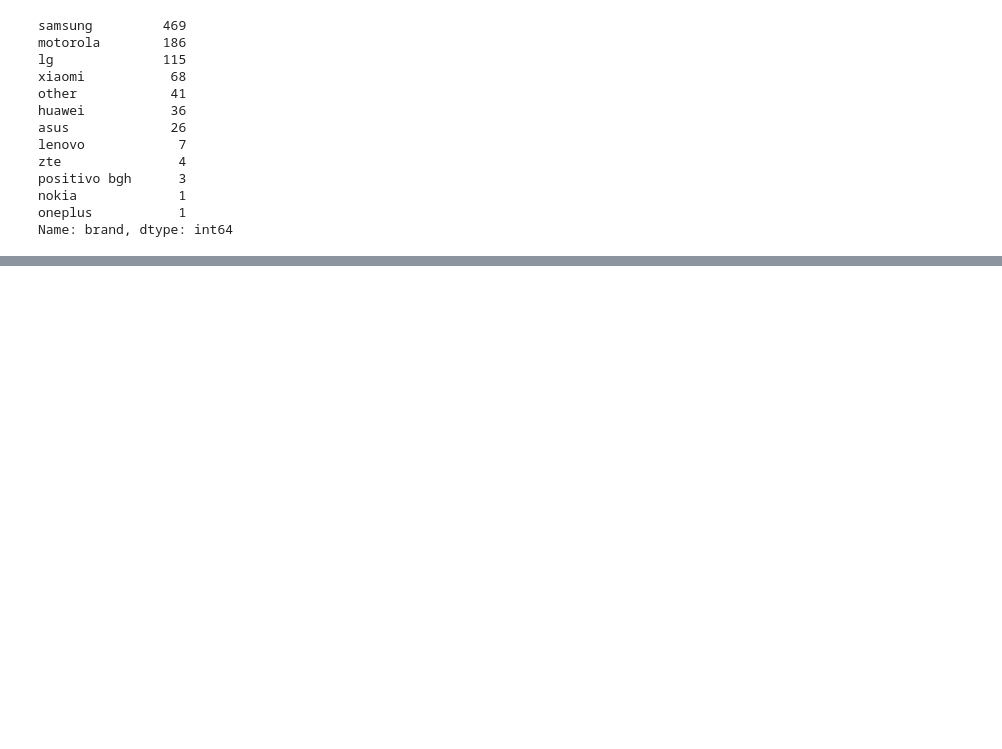
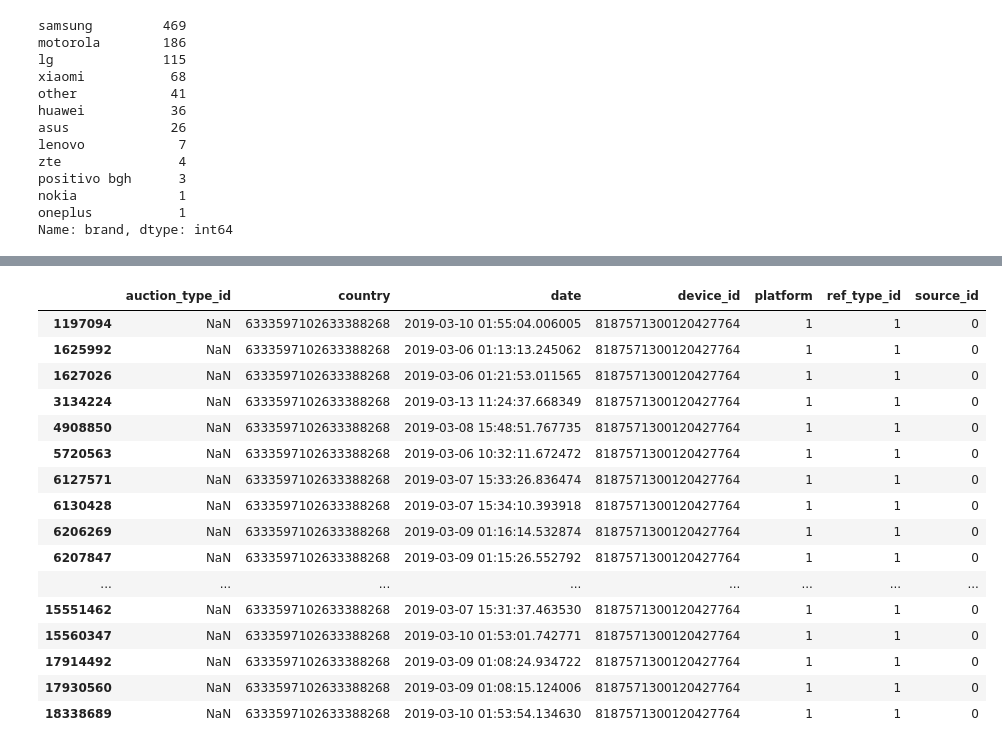
Before and after one commit to MartinRosasSommer/Datos2019, a Jupyter notebook: Analisis 1.ipynb, the cells around one changed output, grey strips where cells are left out. Drawn from its saved outputs; the diff is of its cells as text; code cells hidden in the pictures; blank space fills up the shorter version.

```diff
--- a/Analisis 1.ipynb
+++ b/Analisis 1.ipynb
@@ -359,0 +488,20 @@ Name: brand, dtype: int64
+# %%
+auctions[auctions["device_id"] == 8187571300120427764]
+# %% [output]
+|  | auction_type_id | country | date | device_id | platform | ref_type_id | source_id |
+| 1197094 | NaN | 6333597102633388268 | 2019-03-10 01:55:04.006005 | 8187571300120427764 | 1 | 1 | 0 |
+| 1625992 | NaN | 6333597102633388268 | 2019-03-06 01:13:13.245062 | 8187571300120427764 | 1 | 1 | 0 |
+| 1627026 | NaN | 6333597102633388268 | 2019-03-06 01:21:53.011565 | 8187571300120427764 | 1 | 1 | 0 |
+| 3134224 | NaN | 6333597102633388268 | 2019-03-13 11:24:37.668349 | 8187571300120427764 | 1 | 1 | 0 |
+| 4908850 | NaN | 6333597102633388268 | 2019-03-08 15:48:51.767735 | 8187571300120427764 | 1 | 1 | 0 |
+| 5720563 | NaN | 6333597102633388268 | 2019-03-06 10:32:11.672472 | 8187571300120427764 | 1 | 1 | 0 |
+| 6127571 | NaN | 6333597102633388268 | 2019-03-07 15:33:26.836474 | 8187571300120427764 | 1 | 1 | 0 |
+| 6130428 | NaN | 6333597102633388268 | 2019-03-07 15:34:10.393918 | 8187571300120427764 | 1 | 1 | 0 |
+| 6206269 | NaN | 6333597102633388268 | 2019-03-09 01:16:14.532874 | 8187571300120427764 | 1 | 1 | 0 |
+| 6207847 | NaN | 6333597102633388268 | 2019-03-09 01:15:26.552792 | 8187571300120427764 | 1 | 1 | 0 |
+| ... | ... | ... | ... | ... | ... | ... | ... |
+| 15551462 | NaN | 6333597102633388268 | 2019-03-07 15:31:37.463530 | 8187571300120427764 | 1 | 1 | 0 |
+| 15560347 | NaN | 6333597102633388268 | 2019-03-10 01:53:01.742771 | 8187571300120427764 | 1 | 1 | 0 |
+| 17914492 | NaN | 6333597102633388268 | 2019-03-09 01:08:24.934722 | 8187571300120427764 | 1 | 1 | 0 |
+| 17930560 | NaN | 6333597102633388268 | 2019-03-09 01:08:15.124006 | 8187571300120427764 | 1 | 1 | 0 |
+| 18338689 | NaN | 6333597102633388268 | 2019-03-10 01:53:54.134630 | 8187571300120427764 | 1 | 1 | 0 |
```
Also changed, not shown: parts of 27 cells of this notebook.
